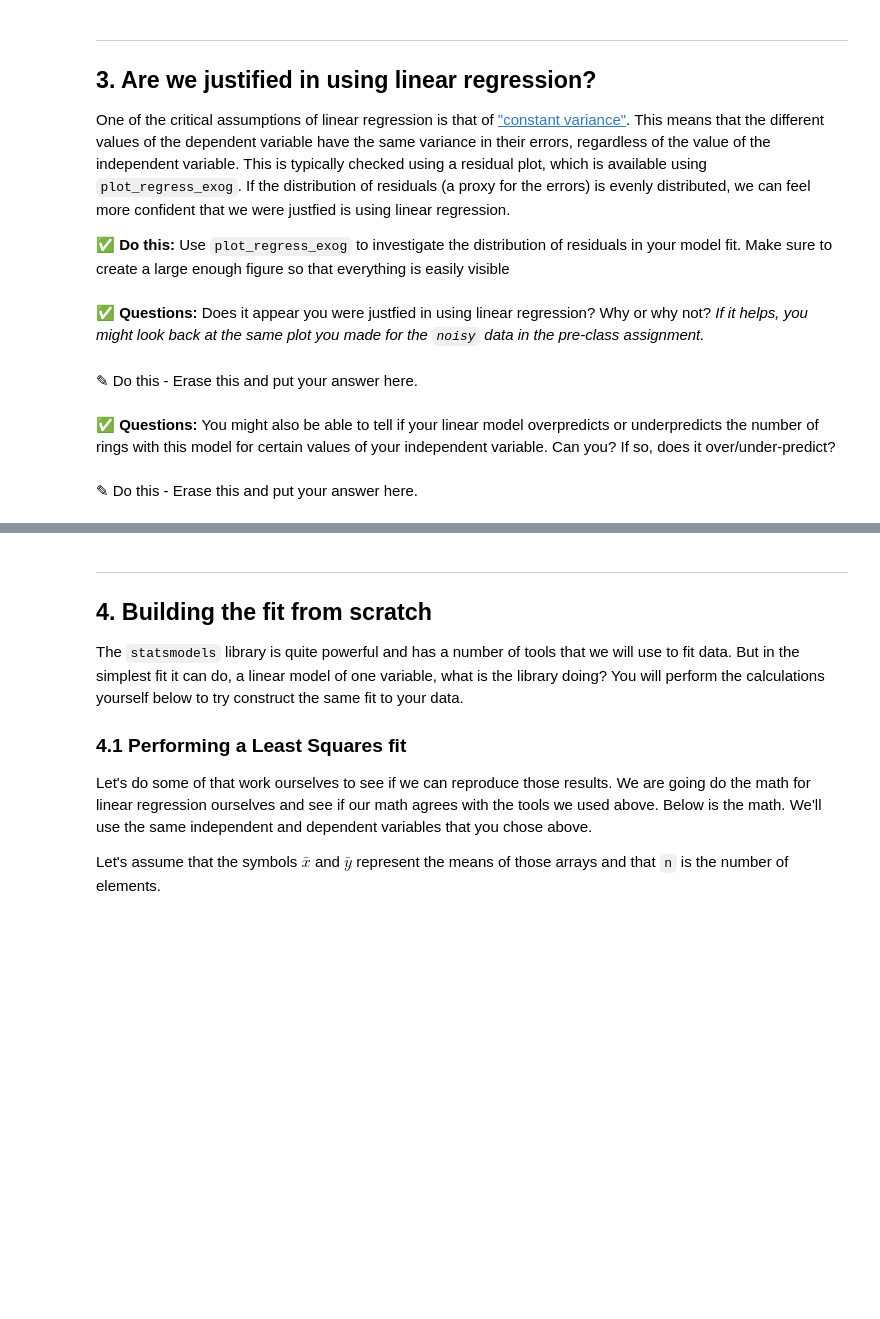
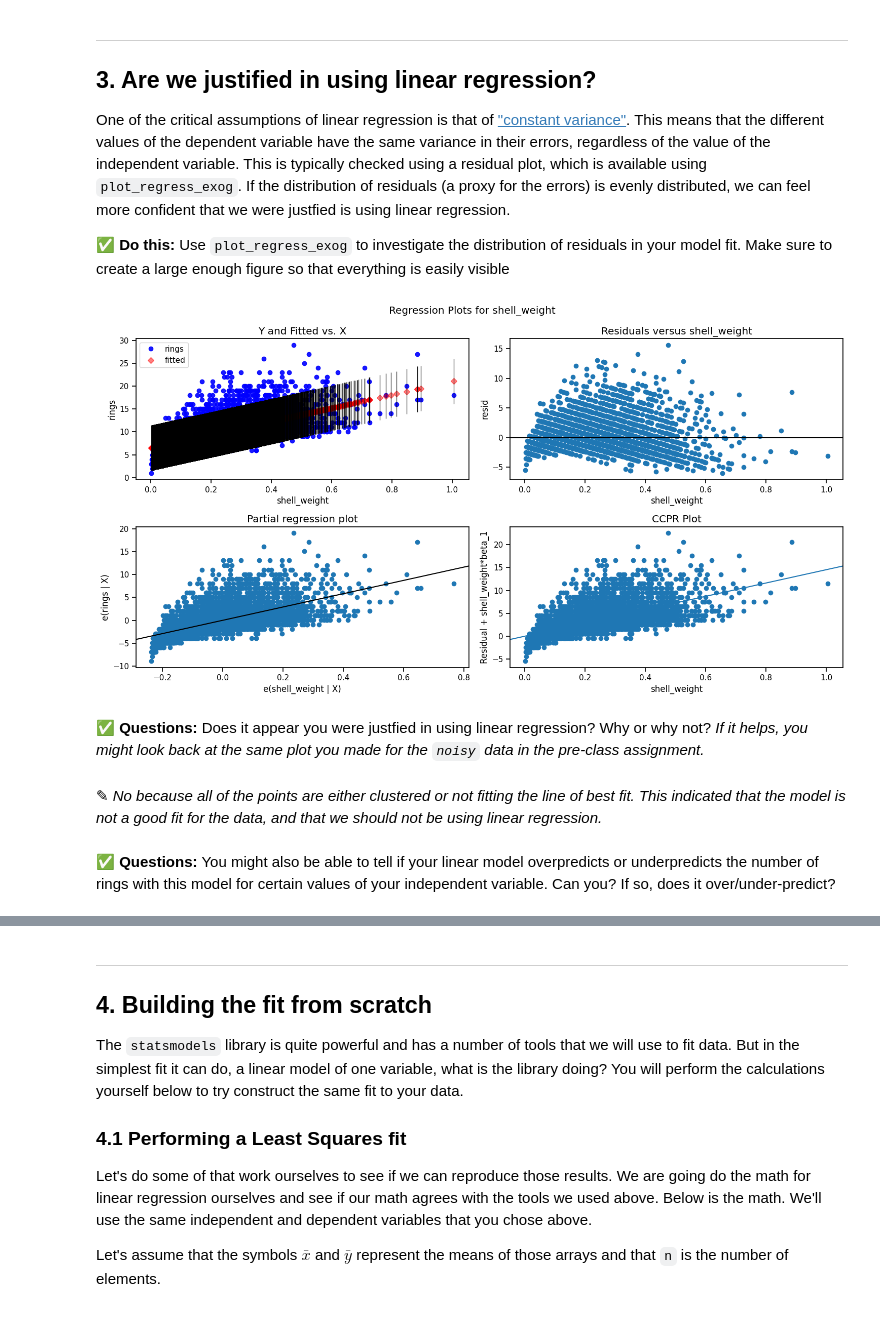
Before and after one commit to Jil-mueller/CMSE202-f25-turnin, a Jupyter notebook: day-13-in-class/Day-13_In-Class-Regression-STUDENT.ipynb, the cells around one changed output, grey strips where cells are left out. Cells and saved outputs as stored; diff of their text form; code cells hidden in the pictures; blank space fills up the shorter version.

```diff
--- a/day-13-in-class/Day-13_In-Class-Regression-STUDENT.ipynb
+++ b/day-13-in-class/Day-13_In-Class-Regression-STUDENT.ipynb
@@ -173,12 +267,13 @@ One of the critical assumptions of linear regression is that of ["constant varia
 **&#9989; Do this:** Use `plot_regress_exog` to investigate the distribution of residuals in your model fit. Make sure to create a large enough figure so that everything is easily visible
 # %%
 # put your code here
-fig = plt.figure(figsize= ??? )
+fig = plt.figure(figsize=(15,8))
+fig = sm.graphics.plot_regress_exog(regression_result, "shell_weight", fig=fig)
+# %% [output]
+[figure, added]
 # %% [markdown]
 **&#9989; Questions:** Does it appear you were justfied in using linear regression? Why or why not? _If it helps, you might look back at the same plot you made for the `noisy` data in the pre-class assignment._
-# %% [markdown]
-<font size=+3>&#9998;</font> Do this - Erase this and put your answer here.
+# %% [markdown]
+<font size=+3>&#9998;</font> _No because all of the points are either clustered or not fitting the line of best fit. This indicated that the model is not a good fit for the data, and that we should not be using linear regression._
 # %% [markdown]
 **&#9989; Questions:**  You might also be able to tell if your linear model overpredicts or underpredicts the number of rings with this model for certain values of your independent variable. Can you? If so, does it over/under-predict?
-# %% [markdown]
-<font size=+3>&#9998;</font> Do this - Erase this and put your answer here.
```
Also changed, not shown: parts of 34 cells of this notebook.
